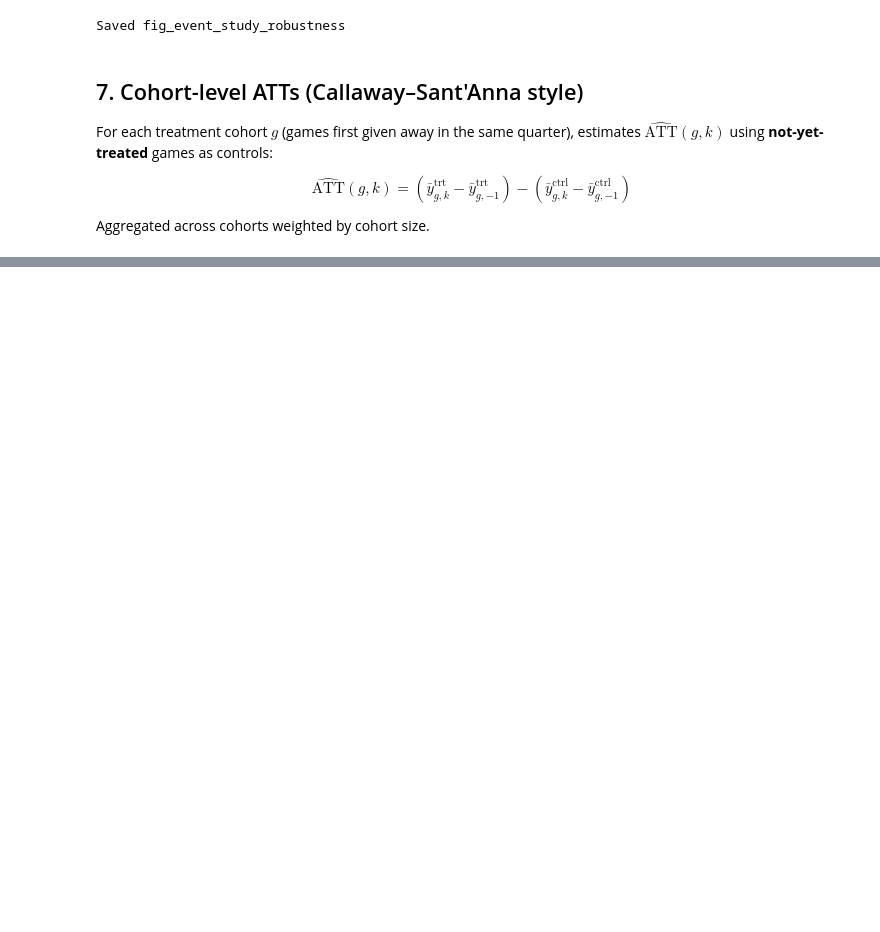
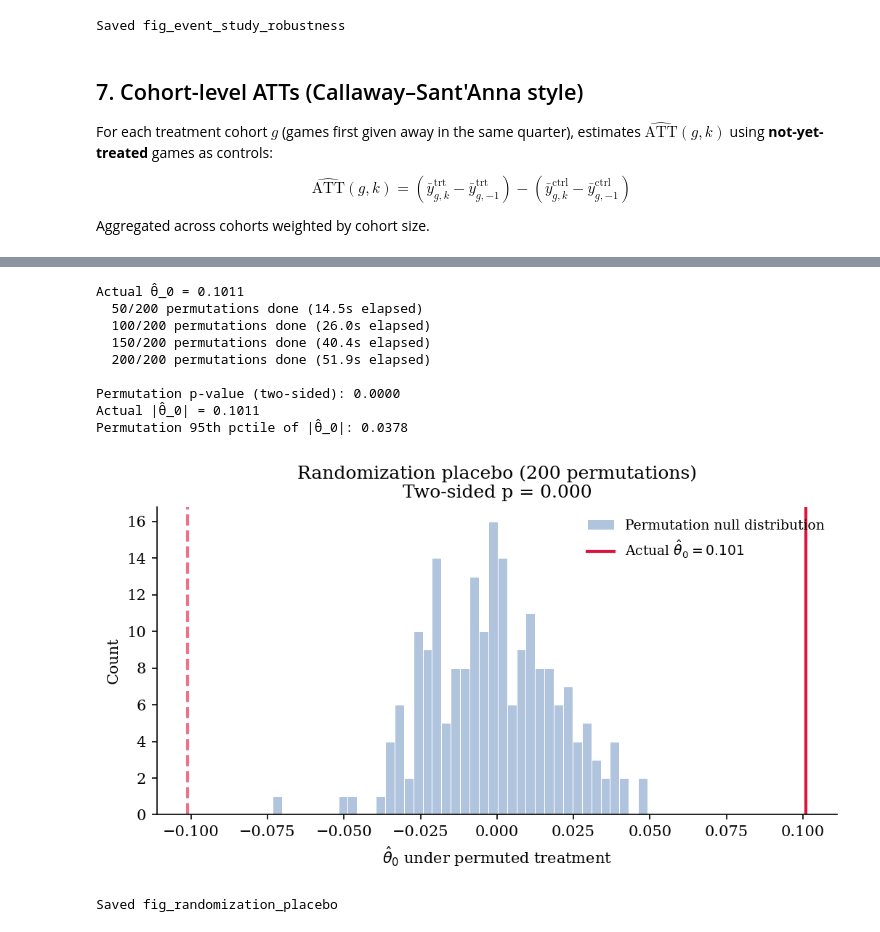
Before and after one commit to liunicholas/egs-steam-research-paper, a Jupyter notebook: scripts/empirical_tests.ipynb, the cells around one changed output, grey strips where cells are left out. Drawn from its saved outputs; the diff is of its cells as text; code cells hidden in the pictures; blank space fills up the shorter version.

```diff
--- a/scripts/empirical_tests.ipynb
+++ b/scripts/empirical_tests.ipynb
@@ -874,3 +961,83 @@ Saved fig_cs_att
+# %%
+import time
+
+N_PERMS = 200
+rng = np.random.default_rng(42)
+
+# Actual treatment-month estimate from the full-sample TWFE
+actual_theta0 = es_twfe.loc[es_twfe['k'] == 0, 'coef'].values[0]
+print(f'Actual θ̂_0 = {actual_theta0:.4f}')
+
+# Build a minimal permutation panel: only the columns we need
+# (avoids rebuilding the full df each iteration)
+game_treats = (
+    df.drop_duplicates('appid')[['appid', 'g_seq']]
+    .set_index('appid')['g_seq']
+)
+all_g_seqs = game_treats.values.copy()   # pool of treatment dates to shuffle
+
+perm_theta0s = []
+t0 = time.time()
+for i in range(N_PERMS):
+    shuffled = rng.permutation(all_g_seqs)
+    g_seq_map = dict(zip(game_treats.index, shuffled))
+
+    df_perm = df[['appid', 'ln_avg', 't_seq', 't_ym']].copy()
+    df_perm['g_seq_perm'] = df_perm['appid'].map(g_seq_map)
+    df_perm['k_perm'] = (df_perm['t_seq'] - df_perm['g_seq_perm']).clip(K_MIN, K_MAX)
+
+    try:
+        fit_p = pf.feols(
+            'ln_avg ~ i(k_perm, ref=-1) | appid + t_ym',
+            data=df_perm,
+            vcov='iid',   # faster; we only need point estimates
+        )
+        tidy_p = fit_p.tidy().reset_index()
+        row0 = tidy_p[tidy_p['Coefficient'].str.contains(r'\[T\.0\]', na=False)]
+        if not row0.empty:
+            perm_theta0s.append(row0['Estimate'].values[0])
+    except Exception:
+        pass
+
+    if (i + 1) % 50 == 0:
+        elapsed = time.time() - t0
+        print(f'  {i+1}/{N_PERMS} permutations done ({elapsed:.1f}s elapsed)')
+
+perm_theta0s = np.array(perm_theta0s)
+p_val = np.mean(np.abs(perm_theta0s) >= np.abs(actual_theta0))
+print(f'\nPermutation p-value (two-sided): {p_val:.4f}')
+print(f'Actual |θ̂_0| = {abs(actual_theta0):.4f}')
+print(f'Permutation 95th pctile of |θ̂_0|: {np.percentile(np.abs(perm_theta0s), 95):.4f}')
+
+# Plot
+fig, ax = plt.subplots(figsize=(7, 4))
+ax.hist(perm_theta0s, bins=40, color='lightsteelblue', edgecolor='white', linewidth=0.5,
+        label='Permutation null distribution')
+ax.axvline(actual_theta0, color='crimson', linewidth=2,
+           label=f'Actual $\\hat{{\\theta}}_0 = {actual_theta0:.3f}$')
+ax.axvline(-actual_theta0, color='crimson', linewidth=2, linestyle='--', alpha=0.6)
+ax.set_xlabel(r'$\hat{\theta}_0$ under permuted treatment')
+ax.set_ylabel('Count')
+ax.set_title(f'Randomization placebo ({N_PERMS} permutations)\n'
+             f'Two-sided p = {p_val:.3f}')
+ax.legend(frameon=False, fontsize=9)
+fig.tight_layout()
+fig.savefig(OUTPUT_DIR / 'fig_randomization_placebo.pdf', bbox_inches='tight')
+fig.savefig(OUTPUT_DIR / 'fig_randomization_placebo.png', bbox_inches='tight')
+plt.show()
+print('Saved fig_randomization_placebo')
+# %% [output]
+Actual θ̂_0 = 0.1011
+  50/200 permutations done (14.5s elapsed)
+  100/200 permutations done (26.0s elapsed)
+  150/200 permutations done (40.4s elapsed)
+  200/200 permutations done (51.9s elapsed)
+
+Permutation p-value (two-sided): 0.0000
+Actual |θ̂_0| = 0.1011
+Permutation 95th pctile of |θ̂_0|: 0.0378
+[figure, added]
+Saved fig_randomization_placebo
 # %% [markdown]
 ## Summary
 
```
Also changed, not shown: parts of 18 cells of this notebook, 21 other files.
